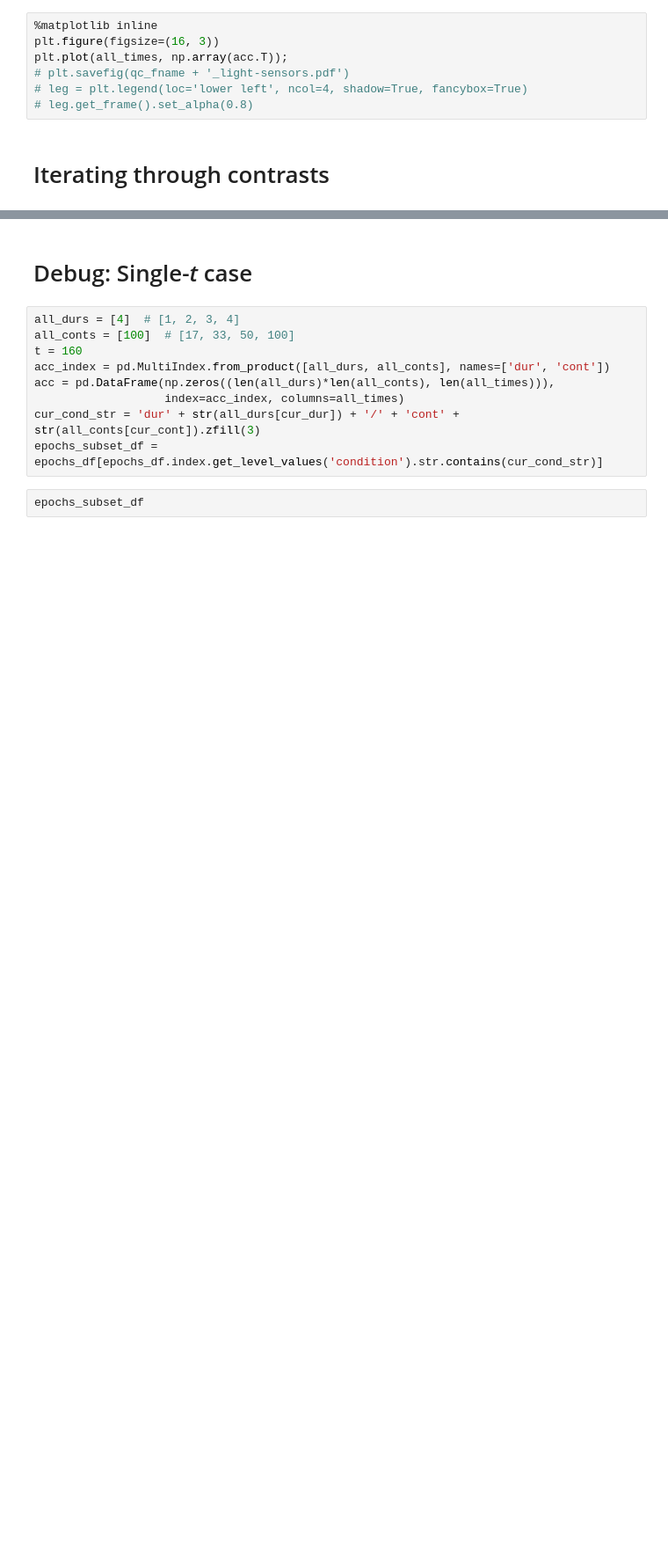
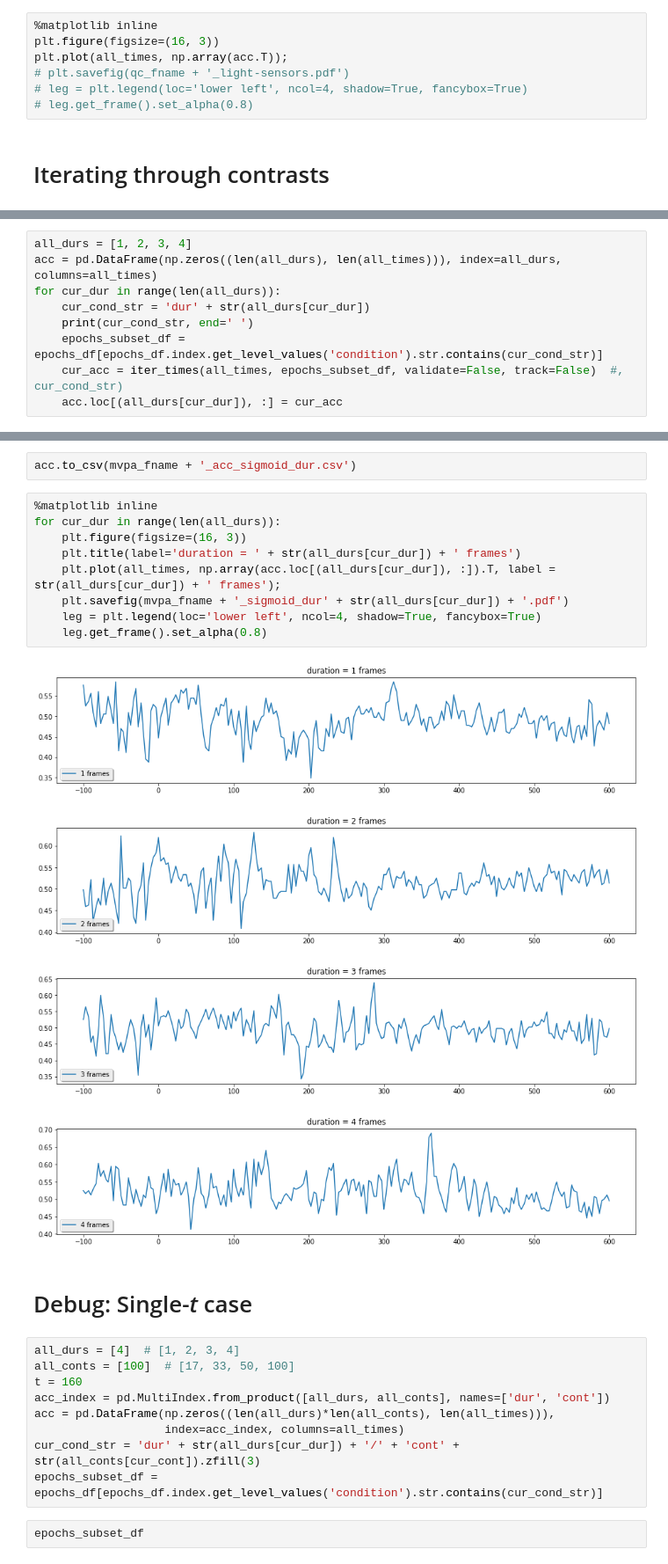
Before and after one commit to egorananyev/mne_pipe_visperc, a Jupyter notebook: mvpa.ipynb, the cells around one changed output, grey strips where cells are left out. Shown at 88% size. Cells and saved outputs as stored; diff of their text form; blank space fills up the shorter version.

```diff
--- a/mvpa.ipynb
+++ b/mvpa.ipynb
@@ -431,0 +375,9 @@ for cur_dur in range(len(all_durs)):
+# %%
+all_durs = [1, 2, 3, 4]
+acc = pd.DataFrame(np.zeros((len(all_durs), len(all_times))), index=all_durs, columns=all_times)
+for cur_dur in range(len(all_durs)):
+    cur_cond_str = 'dur' + str(all_durs[cur_dur])
+    print(cur_cond_str, end=' ')
+    epochs_subset_df = epochs_df[epochs_df.index.get_level_values('condition').str.contains(cur_cond_str)]
+    cur_acc = iter_times(all_times, epochs_subset_df, validate=False, track=False)  #, cur_cond_str)
+    acc.loc[(all_durs[cur_dur]), :] = cur_acc
@@ -432,3 +389,19 @@ for cur_dur in range(len(all_durs)):
+# %%
+acc.to_csv(mvpa_fname + '_acc_sigmoid_dur.csv')
+# %%
+%matplotlib inline
+for cur_dur in range(len(all_durs)):
+    plt.figure(figsize=(16, 3))
+    plt.title(label='duration = ' + str(all_durs[cur_dur]) + ' frames')
+    plt.plot(all_times, np.array(acc.loc[(all_durs[cur_dur]), :]).T, label = str(all_durs[cur_dur]) + ' frames');
+    plt.savefig(mvpa_fname + '_sigmoid_dur' + str(all_durs[cur_dur]) + '.pdf')
+    leg = plt.legend(loc='lower left', ncol=4, shadow=True, fancybox=True)
+    leg.get_frame().set_alpha(0.8)
+# %% [output]
+[figure, added]
+[figure, added]
+[figure, added]
+[figure, added]
 # %% [markdown]
 # Debug: Single-_t_ case
 # %%
```
Also changed, not shown: parts of 22 cells of this notebook.
